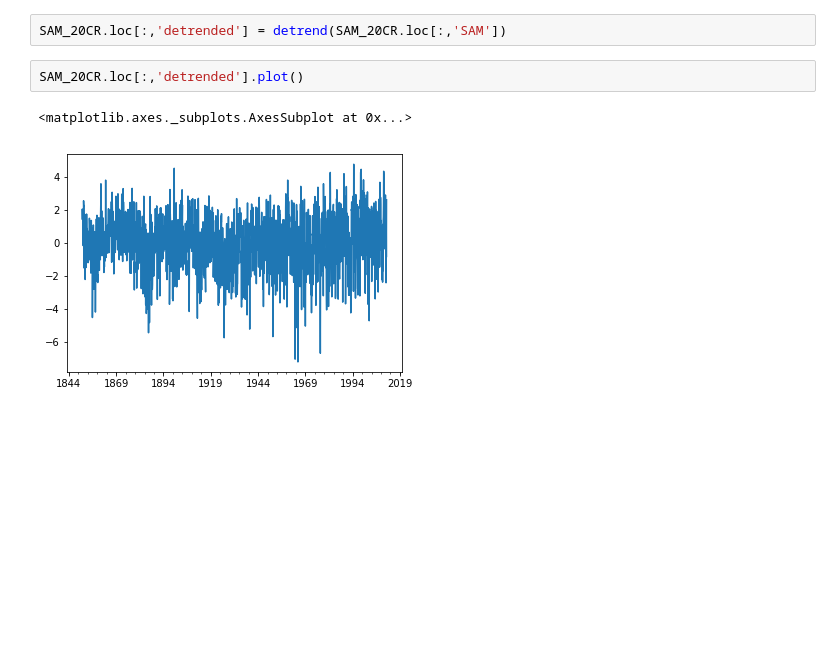
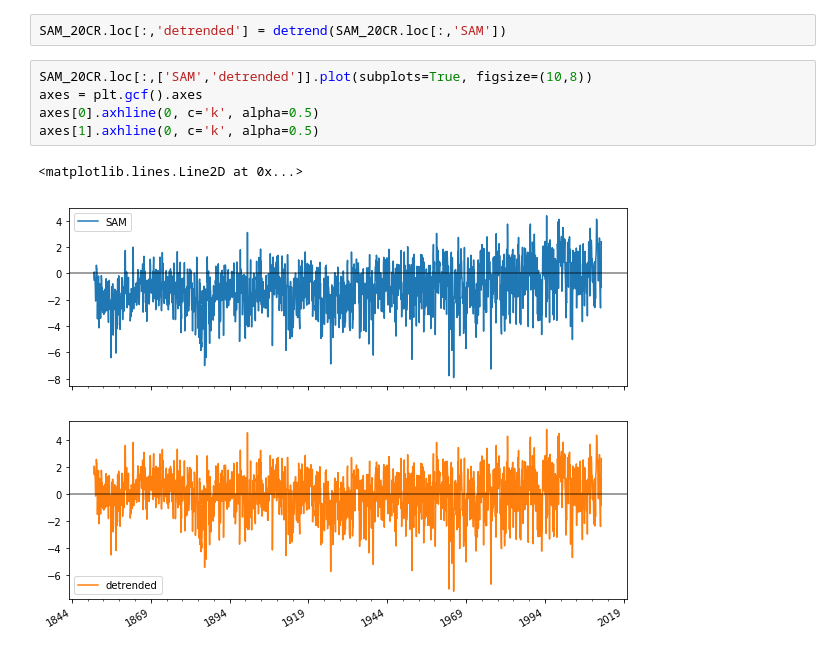
Before and after one commit to nicolasfauchereau/ACRE_workshop, a Jupyter notebook: notebooks/climate_indices.ipynb, the cells around one changed output. Cells and saved outputs as stored; diff of their text form; blank space fills up the shorter version.

```diff
--- a/notebooks/climate_indices.ipynb
+++ b/notebooks/climate_indices.ipynb
@@ -433,8 +433,11 @@ SAM_20CR.plot()
 from scipy.signal import detrend
 # %%
 SAM_20CR.loc[:,'detrended'] = detrend(SAM_20CR.loc[:,'SAM'])
-# %%
-SAM_20CR.loc[:,'detrended'].plot()
-# %% [output]
-<matplotlib.axes._subplots.AxesSubplot at 0x...>
-[figure, removed]
+# %%
+SAM_20CR.loc[:,['SAM','detrended']].plot(subplots=True, figsize=(10,8))
+axes = plt.gcf().axes
+axes[0].axhline(0, c='k', alpha=0.5)
+axes[1].axhline(0, c='k', alpha=0.5)
+# %% [output]
+<matplotlib.lines.Line2D at 0x...>
+[figure, added]
```
Also changed, not shown: 1 other file.
